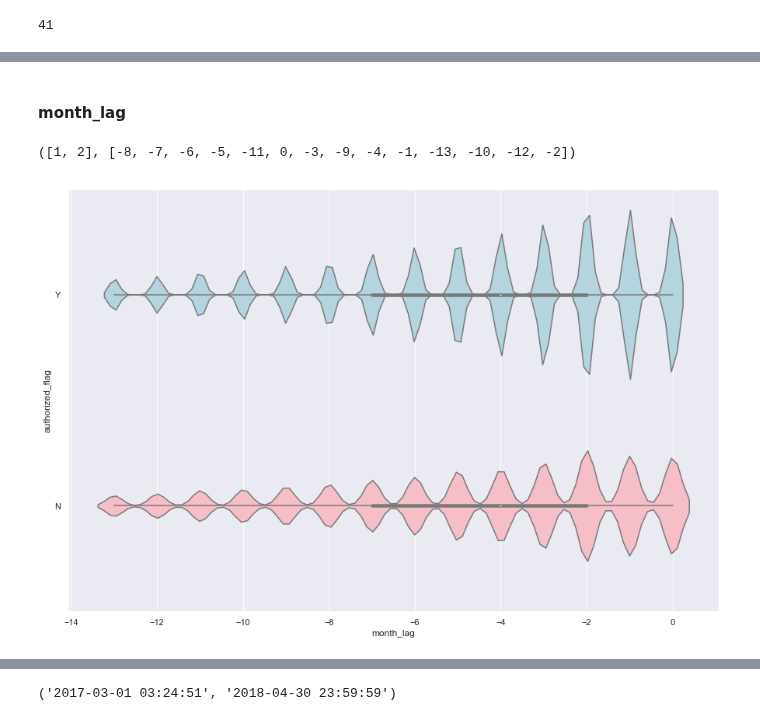
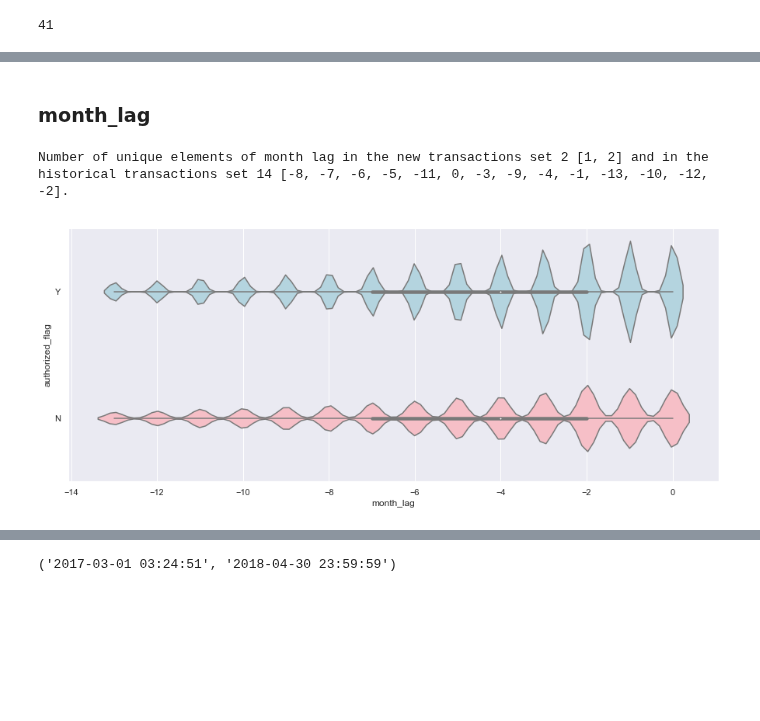
Before and after one commit to Zol-S/kaggle, a Jupyter notebook: Elo Merchant Category Recommendation/1_Descriptives.ipynb, the cells around one changed output, grey strips where cells are left out. Saved outputs shown, nothing was run; the diff lists cells and outputs as text; code cells hidden in the pictures; blank space fills up the shorter version.

```diff
--- a/Elo Merchant Category Recommendation/1_Descriptives.ipynb
+++ b/Elo Merchant Category Recommendation/1_Descriptives.ipynb
@@ -62,18 +64,18 @@ def reduce_mem_usage(df, verbose=True):
             c_min = df[col].min()
             c_max = df[col].max()
             if str(col_type)[:3] == 'int':
-                if c_min >= np.iinfo(np.int8).min and c_max =< np.iinfo(np.int8).max:
+                if c_min >= np.iinfo(np.int8).min and c_max <= np.iinfo(np.int8).max:
                     df[col] = df[col].astype(np.int8)
-                elif c_min >= np.iinfo(np.int16).min and c_max =< np.iinfo(np.int16).max:
+                elif c_min >= np.iinfo(np.int16).min and c_max <= np.iinfo(np.int16).max:
                     df[col] = df[col].astype(np.int16)
-                elif c_min >= np.iinfo(np.int32).min and c_max =< np.iinfo(np.int32).max:
+                elif c_min >= np.iinfo(np.int32).min and c_max <= np.iinfo(np.int32).max:
                     df[col] = df[col].astype(np.int32)
-                elif c_min >= np.iinfo(np.int64).min and c_max =< np.iinfo(np.int64).max:
+                elif c_min >= np.iinfo(np.int64).min and c_max <= np.iinfo(np.int64).max:
                     df[col] = df[col].astype(np.int64)
             else:
-                if c_min >= np.finfo(np.float16).min and c_max =< np.finfo(np.float16).max:
+                if c_min >= np.finfo(np.float16).min and c_max <= np.finfo(np.float16).max:
                     df[col] = df[col].astype(np.float16)
-                elif c_min >= np.finfo(np.float32).min and c_max =< np.finfo(np.float32).max:
+                elif c_min >= np.finfo(np.float32).min and c_max <= np.finfo(np.float32).max:
                     df[col] = df[col].astype(np.float32)
                 else:
                     df[col] = df[col].astype(np.float64)
@@ -750,15 +734,19 @@ df_ussh
 # %% [markdown]
-#### month_lag
+### month_lag
-# %%
-list(df_new_trans['month_lag'].unique()), list(df_hist_trans['month_lag'].unique())
-# %% [output]
-([1, 2], [-8, -7, -6, -5, -11, 0, -3, -9, -4, -1, -13, -10, -12, -2])
+# %%
+print('Number of unique elements of month lag in the new transactions set {} {} and in the historical transactions set {} {}.'.format(
+    len(df_new_trans['month_lag'].unique()),
+    list(df_new_trans['month_lag'].unique()),
+    len(df_hist_trans['month_lag'].unique()),
+    list(df_hist_trans['month_lag'].unique())
+))
+# %% [output]
+Number of unique elements of month lag in the new transactions set 2 [1, 2] and in the historical transactions set 14 [-8, -7, -6, -5, -11, 0, -3, -9, -4, -1, -13, -10, -12, -2].
 # %%
-sns.set(rc={'figure.figsize':(15, 10)})
-
+sns.set(rc={'figure.figsize':(15, 6)})
 sns.violinplot("month_lag", "authorized_flag", data=df_hist_trans, palette=["lightblue", "lightpink"]);
 # %% [output]
-[figure, old version]
+[figure, new version]
 # %%
 sns.kdeplot(df_hist_trans['month_lag'][df_hist_trans.authorized_flag=='Y'], label='Yes', shade=True)
 sns.kdeplot(df_hist_trans['month_lag'][df_hist_trans.authorized_flag=='N'], label='No', shade=True)
```
Also changed, not shown: parts of 101 cells of this notebook.
